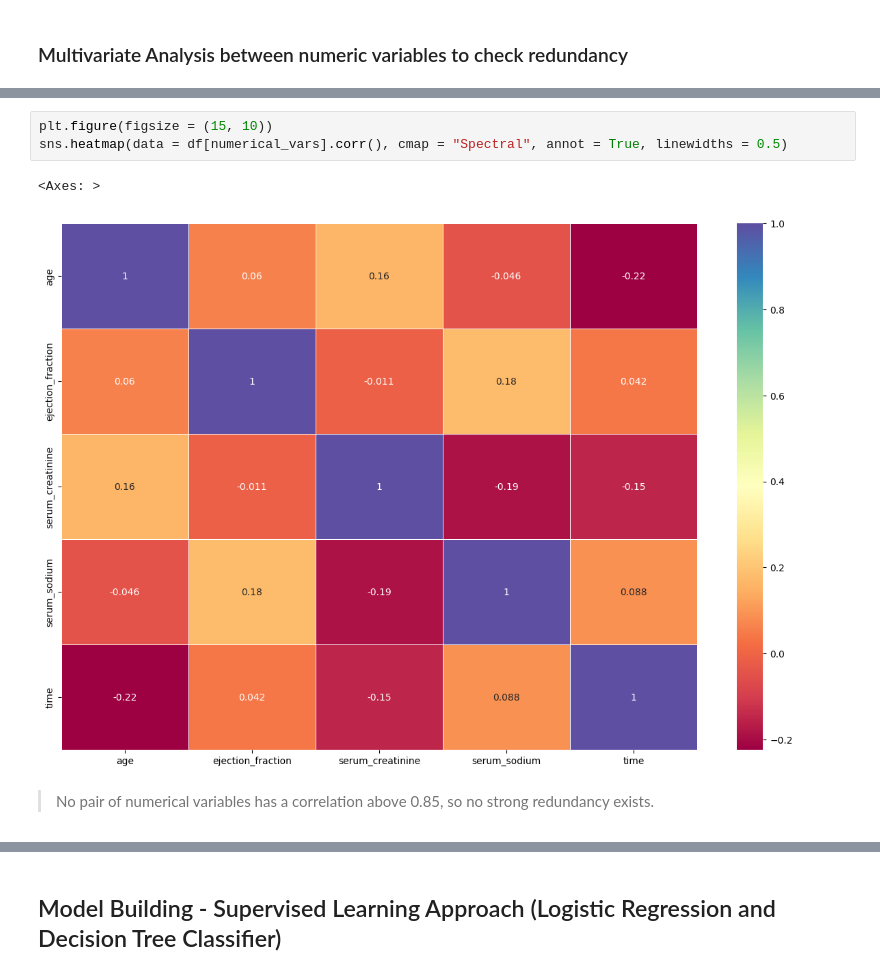
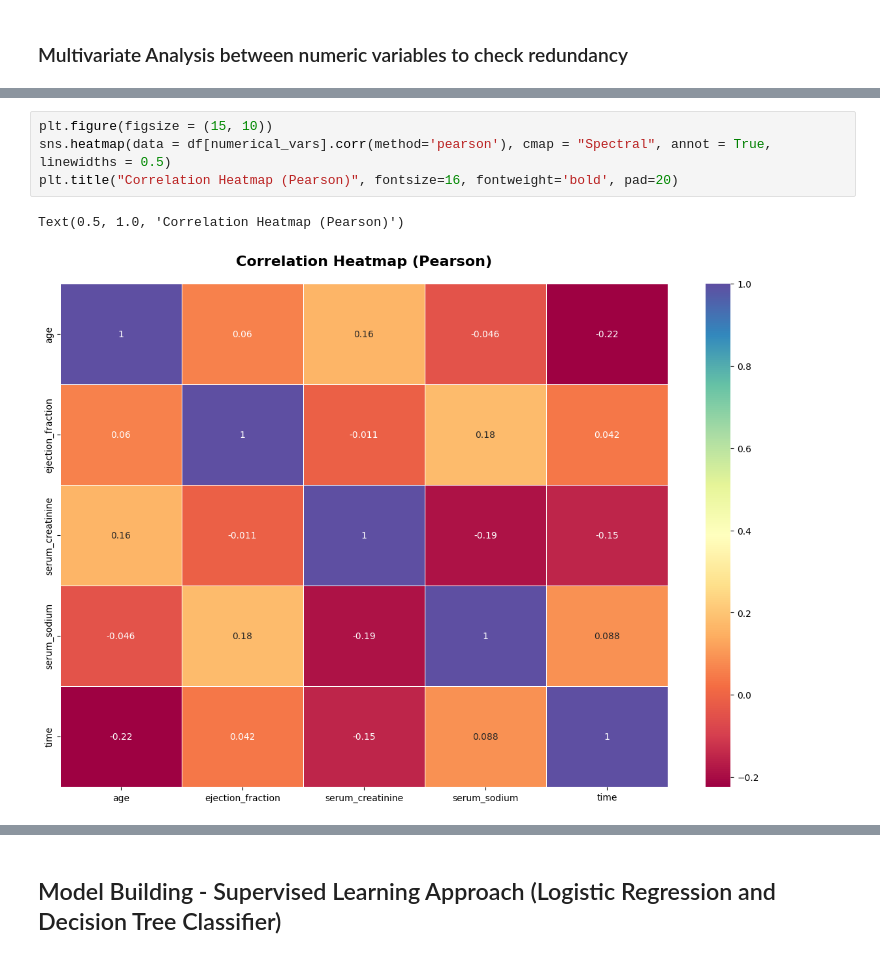
Before and after one commit to thisishasan/slda, a Jupyter notebook: code.ipynb, the cells around one changed output, grey strips where cells are left out. Saved outputs shown, nothing was run; the diff lists cells and outputs as text.

```diff
--- a/code.ipynb
+++ b/code.ipynb
@@ -435,9 +444,8 @@ df[numerical_vars].corr()
 | time | -0.223969 | 0.041729 | -0.149315 | 0.087640 | 1.000000 |
 # %%
 plt.figure(figsize = (15, 10))
-sns.heatmap(data = df[numerical_vars].corr(), cmap = "Spectral", annot = True, linewidths = 0.5)
+sns.heatmap(data = df[numerical_vars].corr(method='pearson'), cmap = "Spectral", annot = True, linewidths = 0.5)
+plt.title("Correlation Heatmap (Pearson)", fontsize=16, fontweight='bold', pad=20)
 # %% [output]
-<Axes: >
+Text(0.5, 1.0, 'Correlation Heatmap (Pearson)')
-[figure, old version]
+[figure, new version]
-# %% [markdown]
-> No pair of numerical variables has a correlation above 0.85, so no strong redundancy exists.
```
Also changed, not shown: parts of 17 cells of this notebook.
